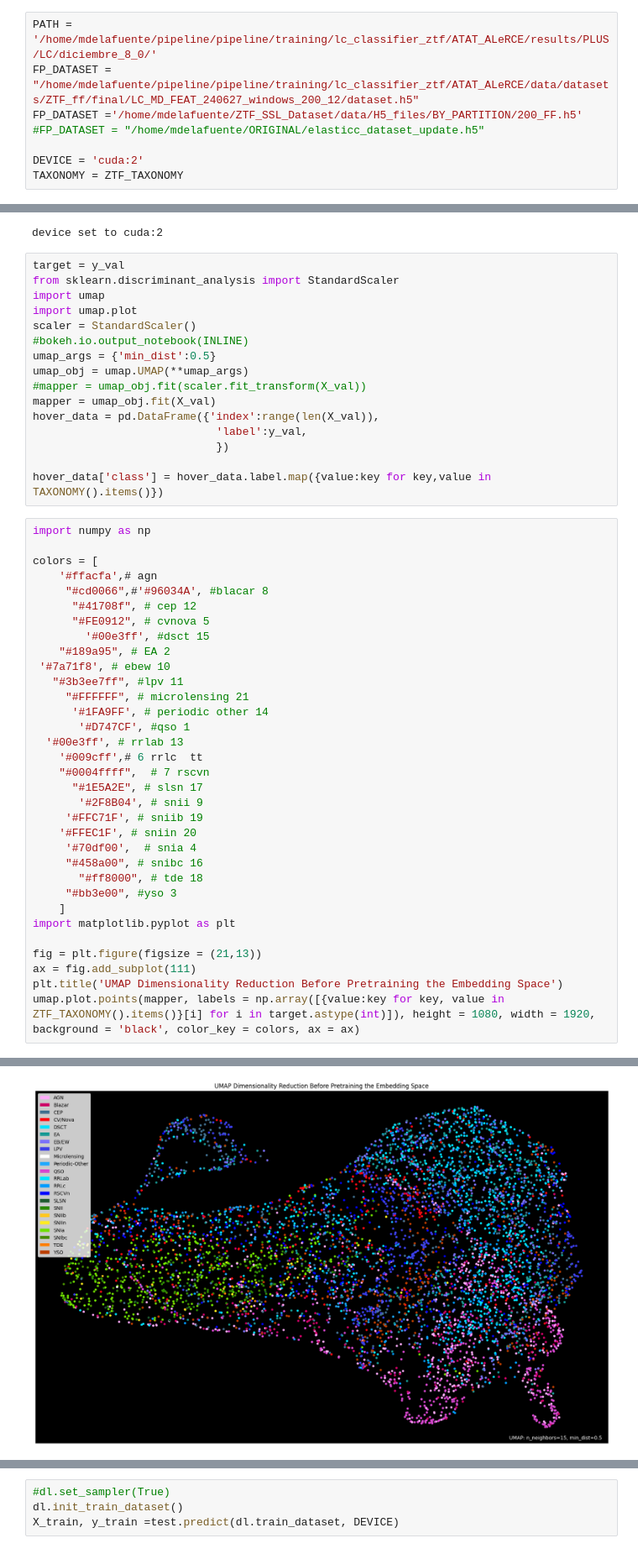
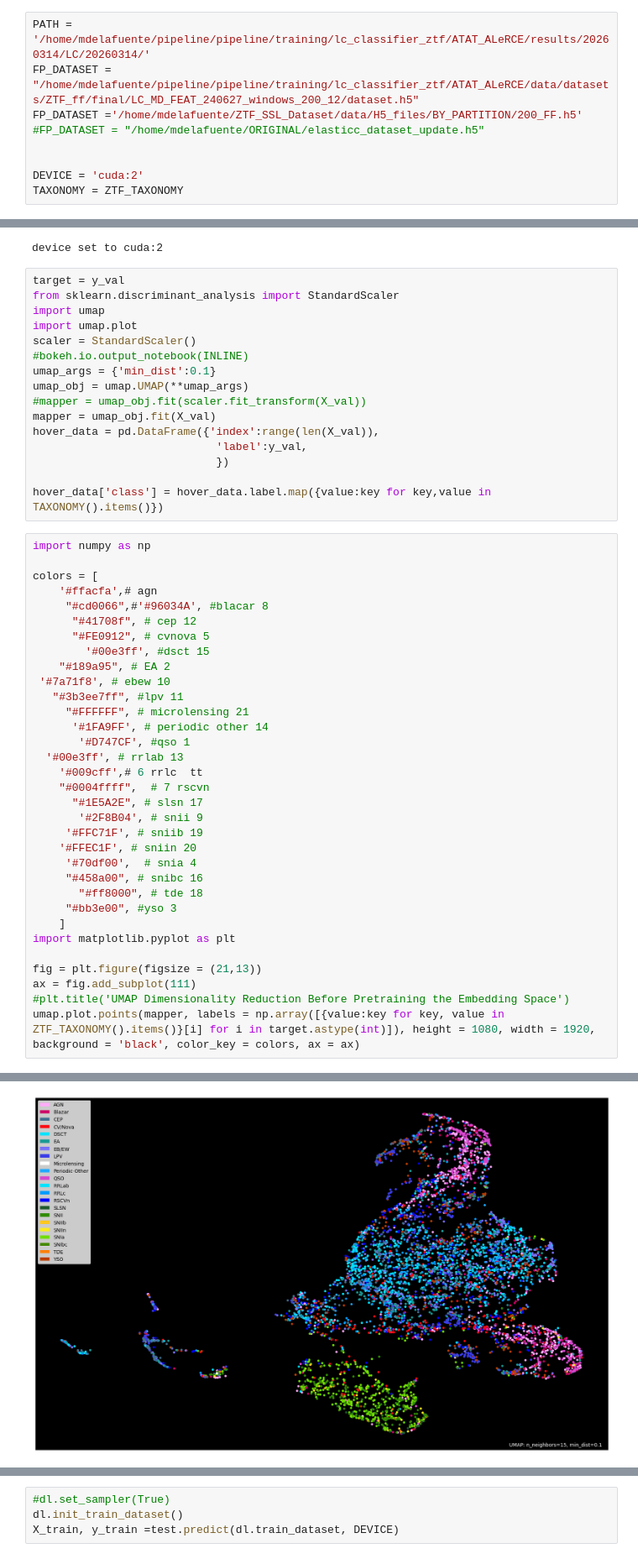
Before and after one commit to HexaPulsar/pipeline, a Jupyter notebook: pipeline/training/lc_classifier_ztf/ATAT_ALeRCE/CLEANUP_REPORT.ipynb, the cells around one changed output, grey strips where cells are left out. Shown at 84% size. Cells and saved outputs as stored; diff of their text form.

```diff
--- a/pipeline/training/lc_classifier_ztf/ATAT_ALeRCE/CLEANUP_REPORT.ipynb
+++ b/pipeline/training/lc_classifier_ztf/ATAT_ALeRCE/CLEANUP_REPORT.ipynb
@@ -62,11 +63,12 @@ colors_hier = [
     '#1bda00', # microlensing 21
     ]
 # %%
-PATH = '/home/mdelafuente/pipeline/pipeline/training/lc_classifier_ztf/ATAT_ALeRCE/results/PLUS/LC/diciembre_8_0/'
+PATH = '/home/mdelafuente/pipeline/pipeline/training/lc_classifier_ztf/ATAT_ALeRCE/results/20260314/LC/20260314/'
 FP_DATASET = "/home/mdelafuente/pipeline/pipeline/training/lc_classifier_ztf/ATAT_ALeRCE/data/datasets/ZTF_ff/final/LC_MD_FEAT_240627_windows_200_12/dataset.h5"
 FP_DATASET ='/home/mdelafuente/ZTF_SSL_Dataset/data/H5_files/BY_PARTITION/200_FF.h5'
 #FP_DATASET = "/home/mdelafuente/ORIGINAL/elasticc_dataset_update.h5"
 
+
 DEVICE = 'cuda:2'
 TAXONOMY = ZTF_TAXONOMY
 # %%
@@ -96,7 +99,7 @@ import umap
 import umap.plot
 scaler = StandardScaler()
 #bokeh.io.output_notebook(INLINE)
-umap_args = {'min_dist':0.5}
+umap_args = {'min_dist':0.1}
 umap_obj = umap.UMAP(**umap_args)
 #mapper = umap_obj.fit(scaler.fit_transform(X_val))
 mapper = umap_obj.fit(X_val)
@@ -136,6 +139,6 @@ import matplotlib.pyplot as plt
 
 fig = plt.figure(figsize = (21,13))
 ax = fig.add_subplot(111)
-plt.title('UMAP Dimensionality Reduction Before Pretraining the Embedding Space')
+#plt.title('UMAP Dimensionality Reduction Before Pretraining the Embedding Space')
 umap.plot.points(mapper, labels = np.array([{value:key for key, value in ZTF_TAXONOMY().items()}[i] for i in target.astype(int)]), height = 1080, width = 1920, background = 'black', color_key = colors, ax = ax)
 # %% [output]
@@ -143,4 +146,4 @@ umap.plot.points(mapper, labels = np.array([{value:key for key, value in ZTF_TAX
-[figure, old version]
+[figure, new version]
 # %%
 
 colors_hier = [
```
Also changed, not shown: parts of 6 cells of this notebook, 17 other files.
